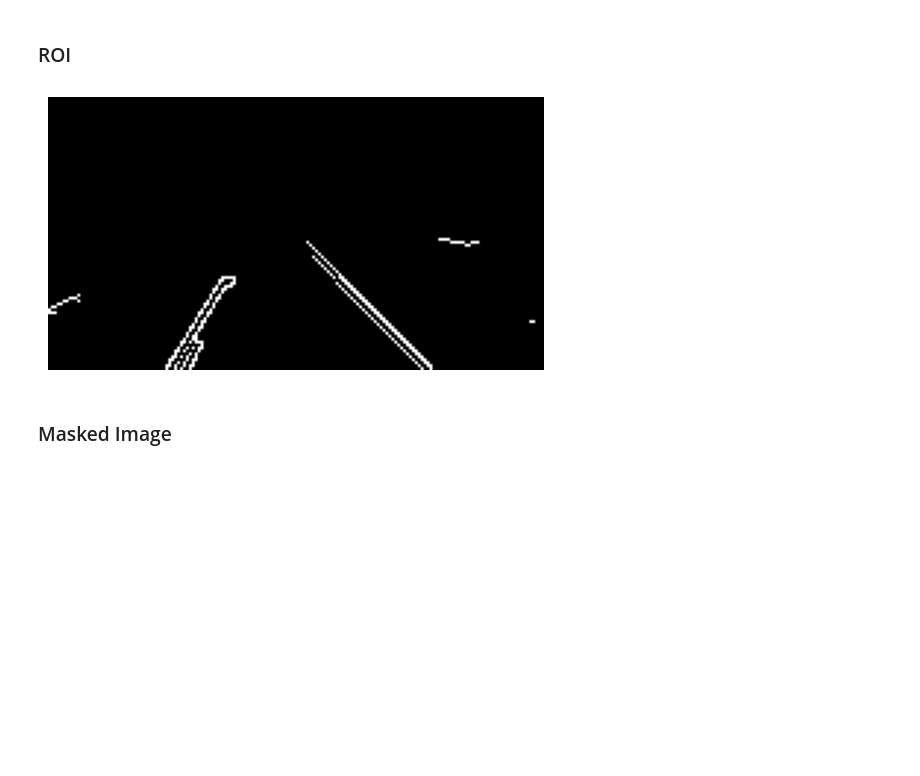
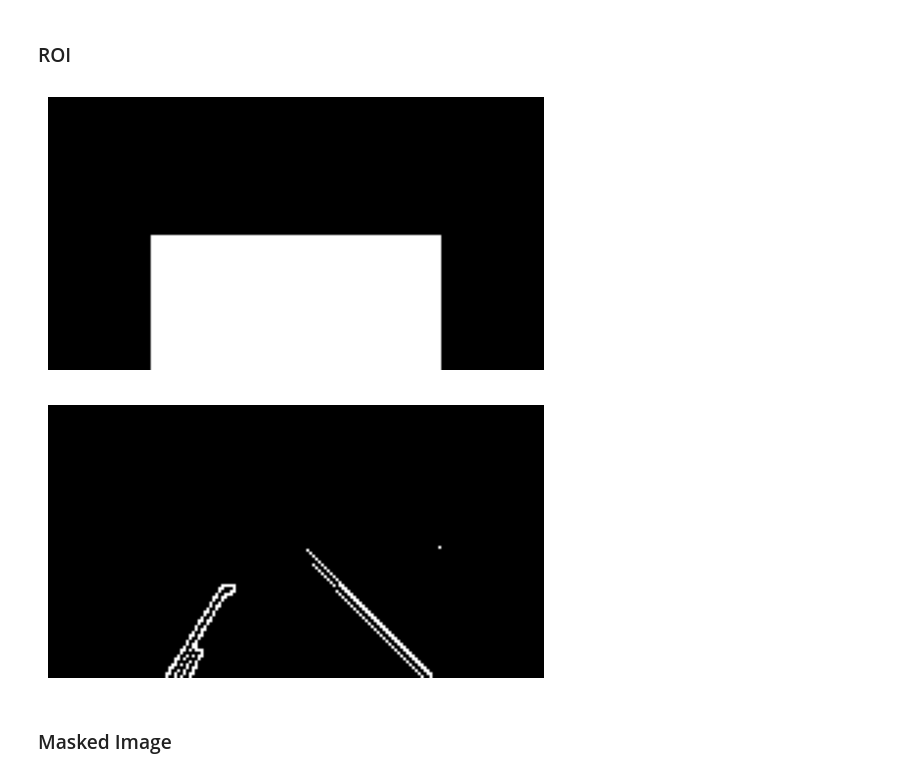
Before and after one commit to NadineTamish/Computer-Vision-Course-Assignments, a Jupyter notebook: Assignment_1/notebooks/assignment1_2.ipynb, the cells around one changed output. Drawn from its saved outputs; the diff is of its cells as text; code cells hidden in the pictures; blank space fills up the shorter version.

```diff
--- a/Assignment_1/notebooks/assignment1_2.ipynb
+++ b/Assignment_1/notebooks/assignment1_2.ipynb
@@ -12,4 +12,4 @@ from scipy.ndimage import maximum_filter
 image_path = '../images/lane2.jpeg'
 image = cv2.imread(image_path)
 image_rgb = cv2.cvtColor(image, cv2.COLOR_BGR2RGB)
-noisy_image = image_rgb.copy()
+image = image_rgb.copy()
@@ -29,7 +16,7 @@ noisy_image = image_rgb.copy()
 # %% [markdown]
 <h3>Apply Median Filter</h3>
 # %%
-median_filter = cv2.medianBlur(noisy_image, 7)
+median_filter = cv2.medianBlur(image, 7)
 plt.figure()
 plt.imshow(median_filter)
 
@@ -58,32 +45,51 @@ plt.show()
 # %%
 height, width = canny_edge.shape
 
 
 mask = np.zeros_like(canny_edge)
 
+reduction = int(width * 0.3)
 
 top_mask = np.array([[(0, 0), (width, 0), (width, height // 2), (0, height // 2)]], dtype=np.int32)
+# Left mask covering the left half of the image
+left_mask = np.array([[
+    (0, 0),               # Top-left corner
+    (width // 2 - reduction, 0),      # Top-middle
+    (width // 2 - reduction, height), # Bottom-middle
+    (0, height)           # Bottom-left corner
+]], dtype=np.int32)
+
+# Right mask covering the right half of the image
+right_mask = np.array([[
+    (width // 2 + reduction, 0),      # Top-middle
+    (width, 0),          # Top-right corner
+    (width, height),     # Bottom-right corner
+    (width // 2 + reduction, height)  # Bottom-middle
+]], dtype=np.int32)
 
 
 cv2.fillPoly(mask, top_mask, 255)
+cv2.fillPoly(mask, left_mask, 255)
+cv2.fillPoly(mask, right_mask, 255)
 
 
 mask = cv2.bitwise_not(mask)
 
 
 masked_edges = cv2.bitwise_and(canny_edge, mask)
 
-# plt.figure()
-# plt.imshow(mask, cmap='gray')
-# plt.axis('off')
-# plt.show()
+plt.figure()
+plt.imshow(mask, cmap='gray')
+plt.axis('off')
+plt.show()
 
 plt.figure()
 plt.imshow(masked_edges, cmap='gray')
 plt.axis('off')
 plt.show()
 # %% [output]
-[figure, old version]
+[figure, new version]
+[figure, added]
 # %% [markdown]
 <h3>Masked Image</h3>
 # %%
```
Also changed, not shown: parts of 6 cells of this notebook.
